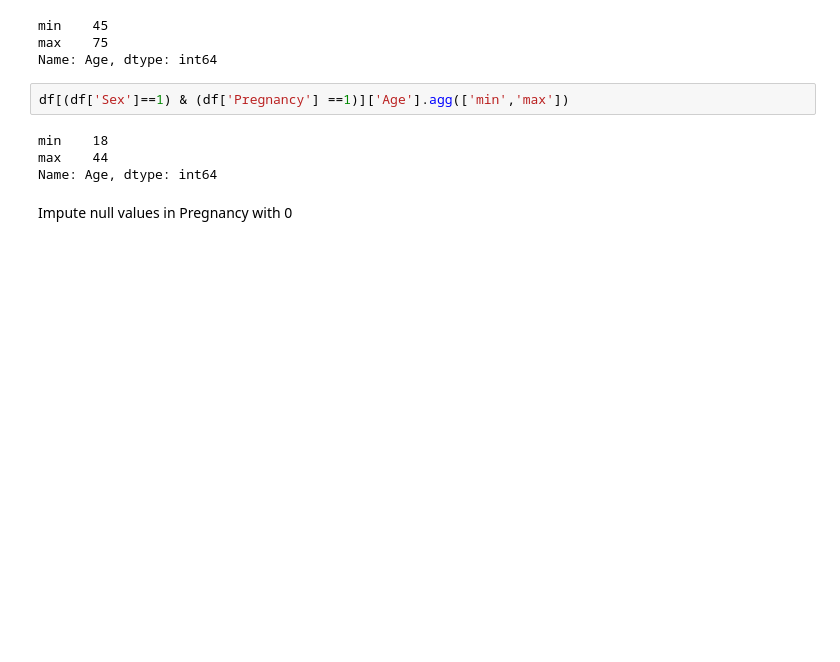
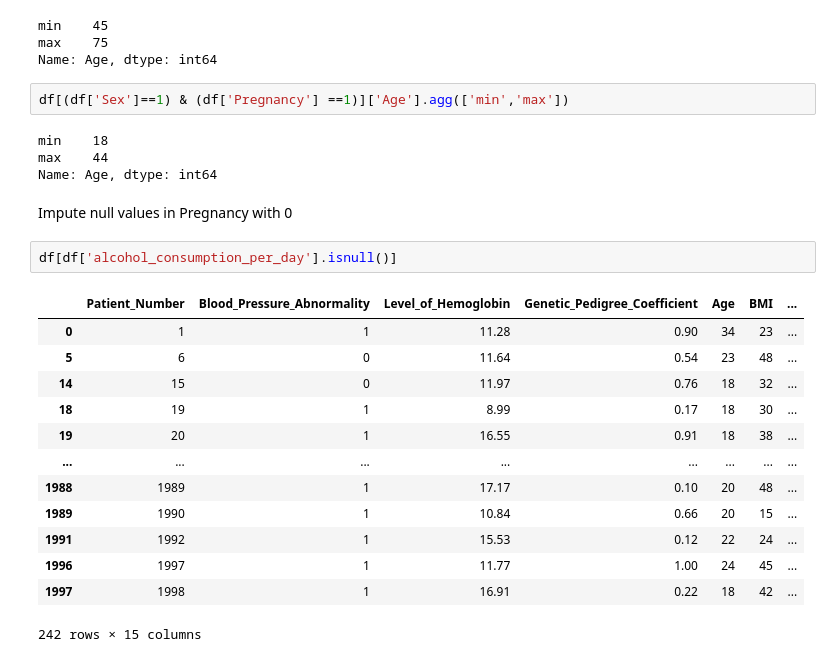
Before and after one commit to varunkr24/Machine-Learning, a Jupyter notebook: Classify_Abnormal_BP.ipynb, the cells around one changed output. Drawn from its saved outputs; the diff is of its cells as text; blank space fills up the shorter version.

```diff
--- a/Classify_Abnormal_BP.ipynb
+++ b/Classify_Abnormal_BP.ipynb
@@ -94,3 +111,19 @@ max    44
 Name: Age, dtype: int64
 # %% [markdown]
 Impute null values in Pregnancy with 0
+# %%
+df[df['alcohol_consumption_per_day'].isnull()]
+# %% [output]
+|  | Patient_Number | Blood_Pressure_Abnormality | Level_of_Hemoglobin | Genetic_Pedigree_Coefficient | Age | BMI | ... |
+| 0 | 1 | 1 | 11.28 | 0.90 | 34 | 23 | ... |
+| 5 | 6 | 0 | 11.64 | 0.54 | 23 | 48 | ... |
+| 14 | 15 | 0 | 11.97 | 0.76 | 18 | 32 | ... |
+| 18 | 19 | 1 | 8.99 | 0.17 | 18 | 30 | ... |
+| 19 | 20 | 1 | 16.55 | 0.91 | 18 | 38 | ... |
+| ... | ... | ... | ... | ... | ... | ... | ... |
+| 1988 | 1989 | 1 | 17.17 | 0.10 | 20 | 48 | ... |
+| 1989 | 1990 | 1 | 10.84 | 0.66 | 20 | 15 | ... |
+| 1991 | 1992 | 1 | 15.53 | 0.12 | 22 | 24 | ... |
+| 1996 | 1997 | 1 | 11.77 | 1.00 | 24 | 45 | ... |
+| 1997 | 1998 | 1 | 16.91 | 0.22 | 18 | 42 | ... |
+242 rows × 15 columns
```
Also changed, not shown: parts of 10 cells of this notebook.
